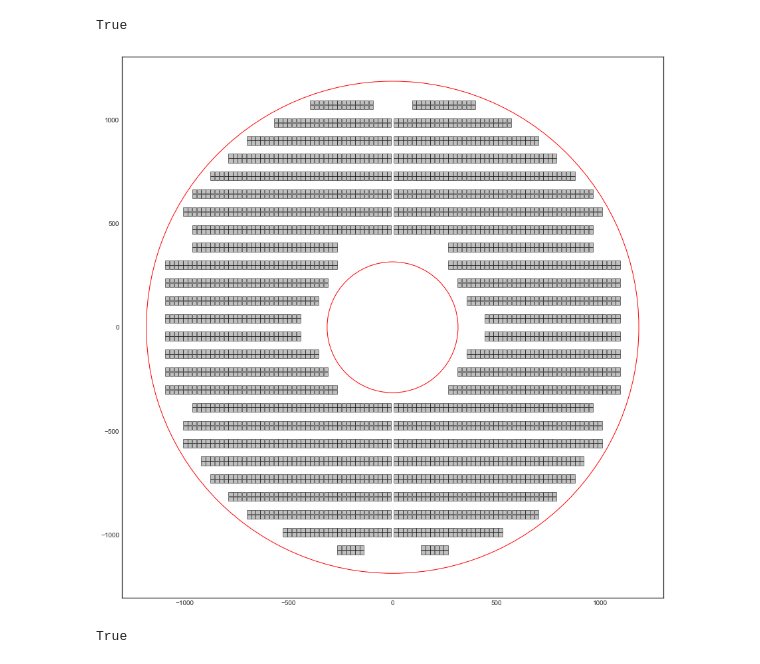
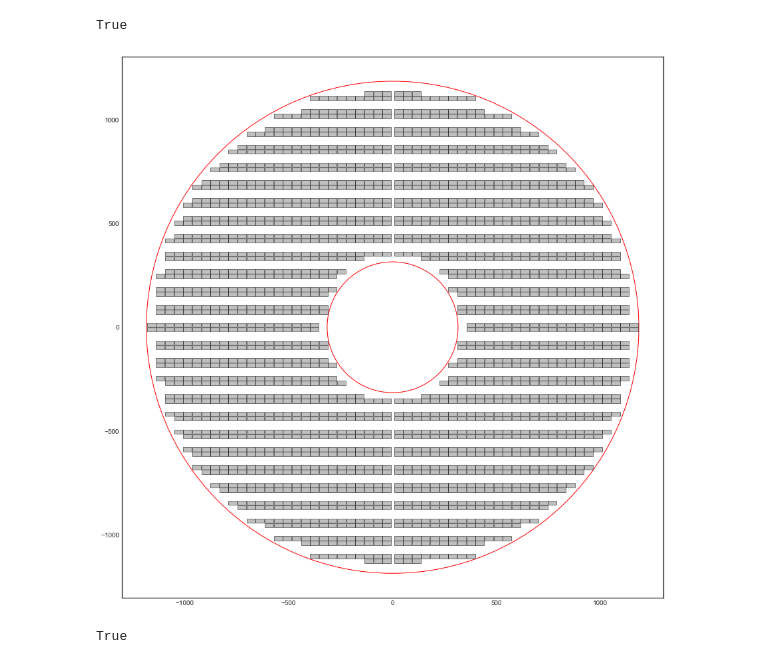
Before and after one commit to yashmehra028/ETL-Copy, a Jupyter notebook: geometric_acceptance.ipynb, the cells around one changed output. Cells and saved outputs as stored; diff of their text form; code cells hidden in the pictures.

```diff
--- a/geometric_acceptance.ipynb
+++ b/geometric_acceptance.ipynb
@@ -601,23 +601,23 @@ TDR['D4'].fromCenters(diskTDR['disk2']['back'], s)
 # %%
 inner = plt.Circle((0, 0), 315,fill=None, edgecolor='r')
 outer = plt.Circle((0, 0), 1185,fill=None, edgecolor='r')
 
 plt.rcParams['figure.figsize'] = [15, 15]
 
 plt.gca().add_patch(inner)
 plt.gca().add_patch(outer)
 
-for dee in ['D1']:
+for dee in ['D2']:
     for sen in TDR[dee].sensors:
         plt.gca().add_patch(sen.getPolygon(active=True))
 
 
 #plt.savefig('test.pdf')
 
 plt.axis('scaled')
 plt.show()
 # %% [output]
-[figure, old version]
+[figure, new version]
 # %%
 TDR['D2'].intersect(100,515)
 # %% [output]
```
Also changed, not shown: parts of 9 cells of this notebook, 5 other files.
